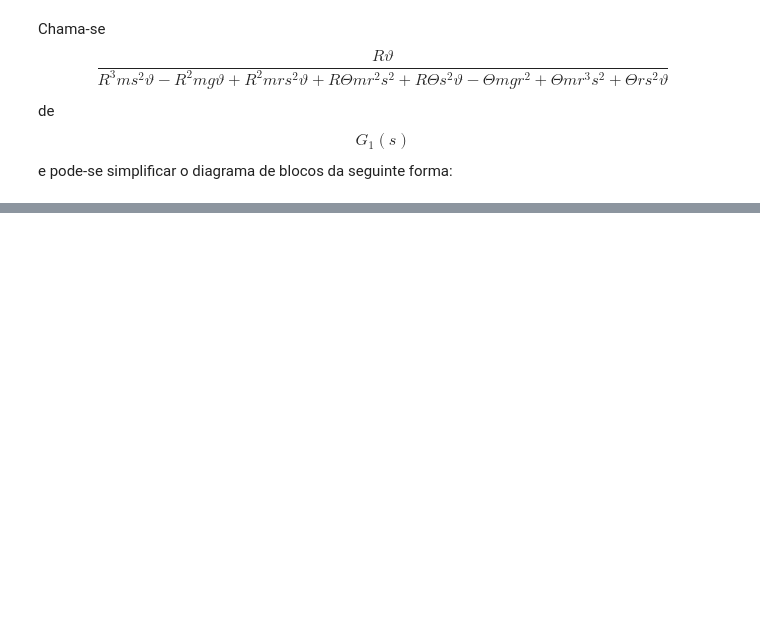
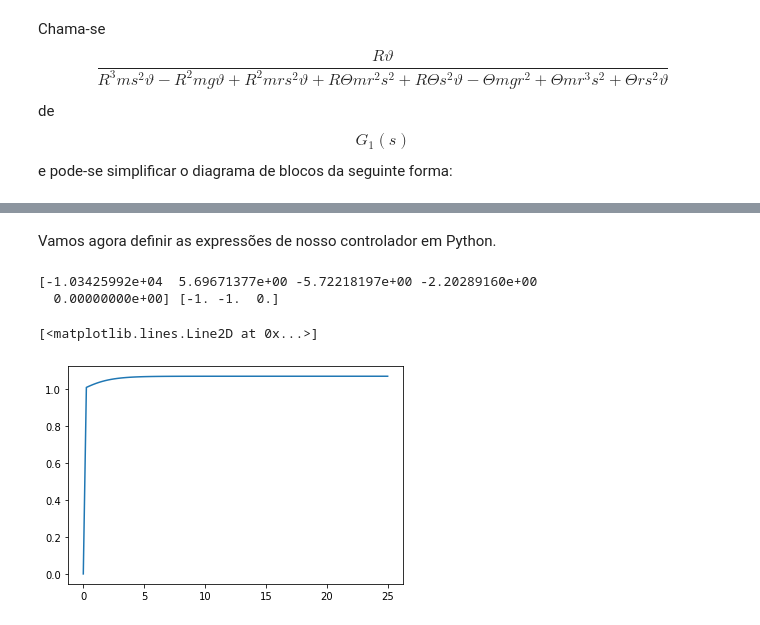
Before and after one commit to Maionepy/Controle_Projeto_Final, a Jupyter notebook: Trabalho_Final.ipynb, the cells around one changed output, grey strips where cells are left out. Saved outputs shown, nothing was run; the diff lists cells and outputs as text; code cells hidden in the pictures; blank space fills up the shorter version.

```diff
--- a/Trabalho_Final.ipynb
+++ b/Trabalho_Final.ipynb
@@ -248,0 +270,2 @@ Kp
+# %% [markdown]
+Vamos agora definir as expressões de nosso controlador em Python.
@@ -248,0 +276,20 @@ Kp
+# %%
+p_g = co.pole(Gc*Gp)
+z_g = co.zero(Gc*Gp)
+print(p_g, z_g)
+# %% [output]
+[-1.03425992e+04  5.69671377e+00 -5.72218197e+00 -2.20289160e+00
+  0.00000000e+00] [-1. -1.  0.]
+# %%
+Kp = 1000
+
+# t = np.linspace(0, 6e-3, 10000)
+# entrada = np.ones(len(t))*1
+# y , t , xout= co.lsim(co.feedback(Kp*Gp*Gc), entrada, t)
+
+y, t = co.step(co.feedback(Kp*Gp*Gc))
+plt.figure()
+plt.plot(t,y)
+# %% [output]
+[<matplotlib.lines.Line2D at 0x...>]
+[figure, added]
```
Also changed, not shown: parts of 44 cells of this notebook, 10 other files.
